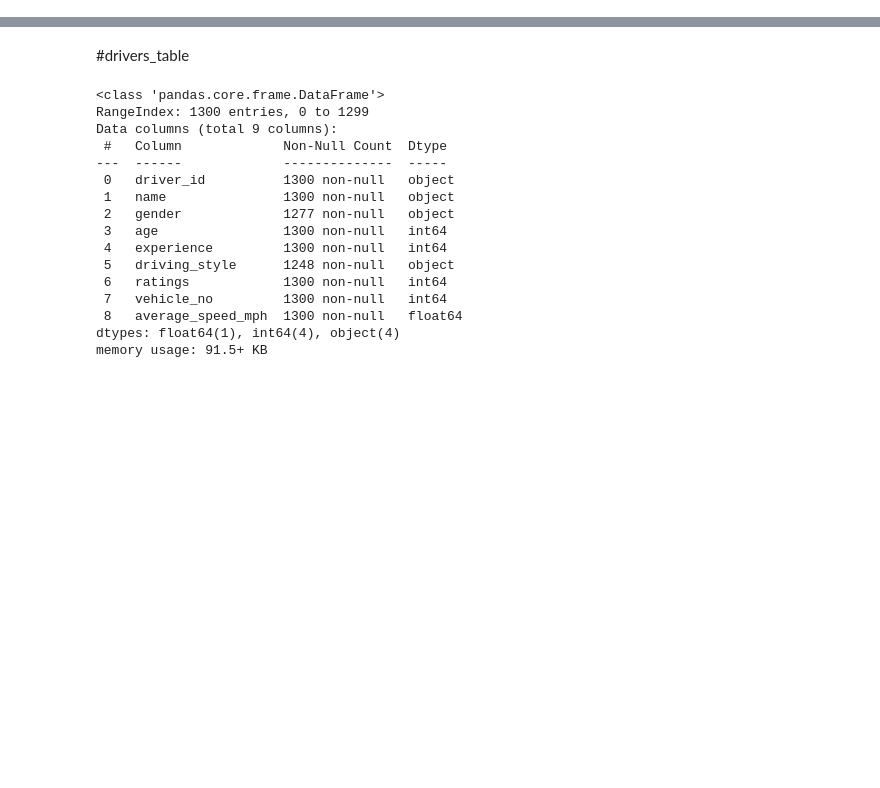
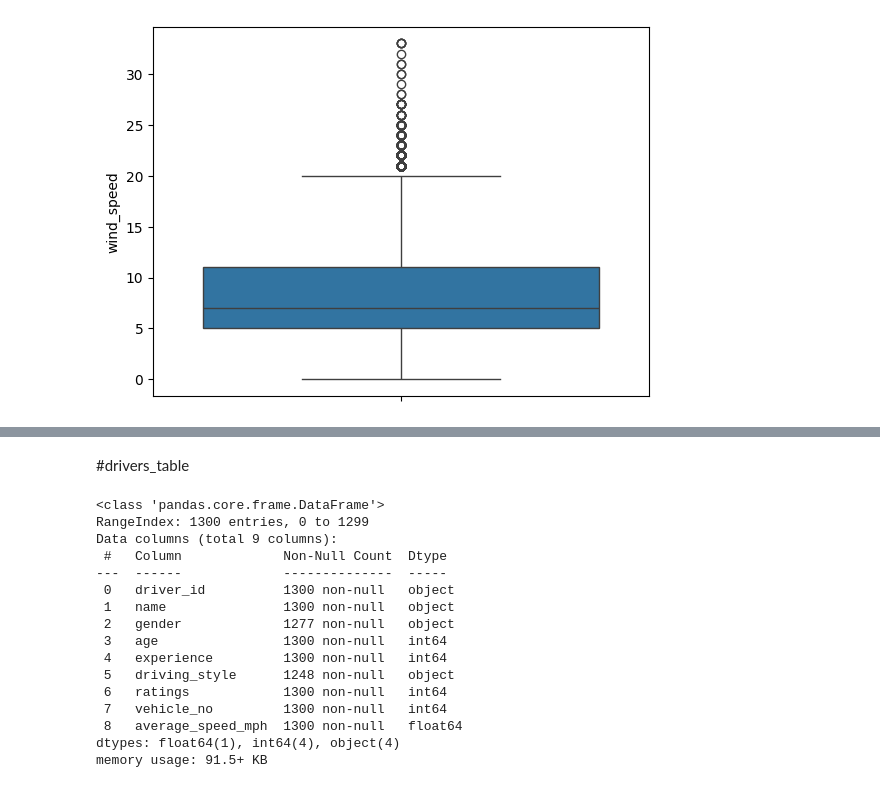
Before and after one commit to radhalpk/Truck_delay, a Jupyter notebook: notebooks/truck_delay_analaysis.ipynb, the cells around one changed output, grey strips where cells are left out. Drawn from its saved outputs; the diff is of its cells as text; code cells hidden in the pictures; blank space fills up the shorter version.

```diff
--- a/notebooks/truck_delay_analaysis.ipynb
+++ b/notebooks/truck_delay_analaysis.ipynb
@@ -349,0 +317,5 @@ plt.show()
+# %%
+sns.boxplot(y=df_city_weather['wind_speed'])
+plt.show()
+# %% [output]
+[figure, added]
```
Also changed, not shown: parts of 151 cells of this notebook, 19 other files.
